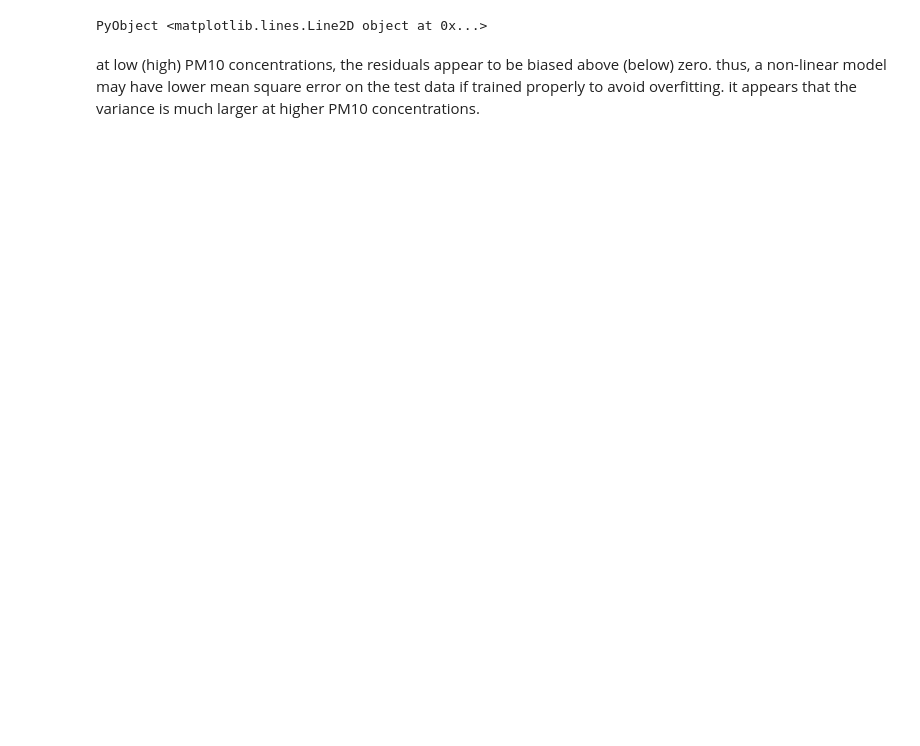
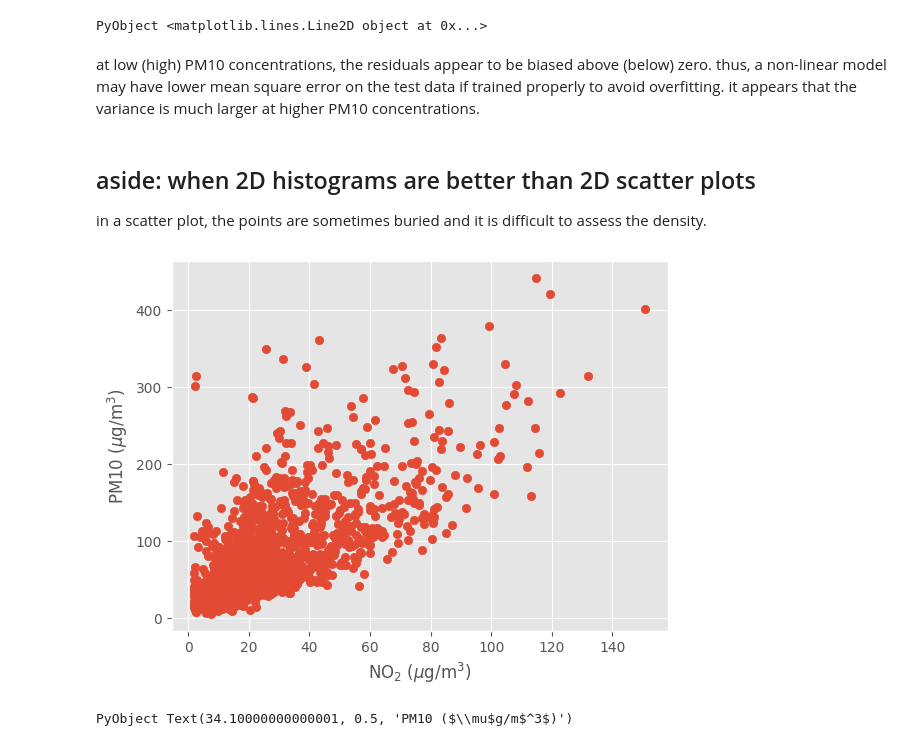
Before and after one commit to SimonEnsemble/data_science_course, a Jupyter notebook: lectures/linear_regression/linear regression.ipynb, the cells around one changed output. Cells and saved outputs as stored; diff of their text form; code cells hidden in the pictures; blank space fills up the shorter version.

```diff
--- a/lectures/linear_regression/linear regression.ipynb
+++ b/lectures/linear_regression/linear regression.ipynb
@@ -220,3 +201,15 @@ axhline(y=0.0, color="k")
 PyObject <matplotlib.lines.Line2D object at 0x...>
 # %% [markdown]
 at low (high) PM10 concentrations, the residuals appear to be biased above (below) zero. thus, a non-linear model may have lower mean square error on the test data if trained properly to avoid overfitting. it appears that the variance is much larger at higher PM10 concentrations.
+# %% [markdown]
+## aside: when 2D histograms are better than 2D scatter plots
+
+in a scatter plot, the points are sometimes buried and it is difficult to assess the density.
+# %%
+figure()
+scatter(df_by_day[:, :avg_NO2], df_by_day[:, :avg_PM10])
+xlabel(L"NO$_2$ ($\mu$g/m$^3$)")
+ylabel(L"PM10 ($\mu$g/m$^3$)")
+# %% [output]
+[figure, added]
+PyObject Text(34.10000000000001, 0.5, 'PM10 ($\\mu$g/m$^3$)')
```
Also changed, not shown: parts of 10 cells of this notebook.
